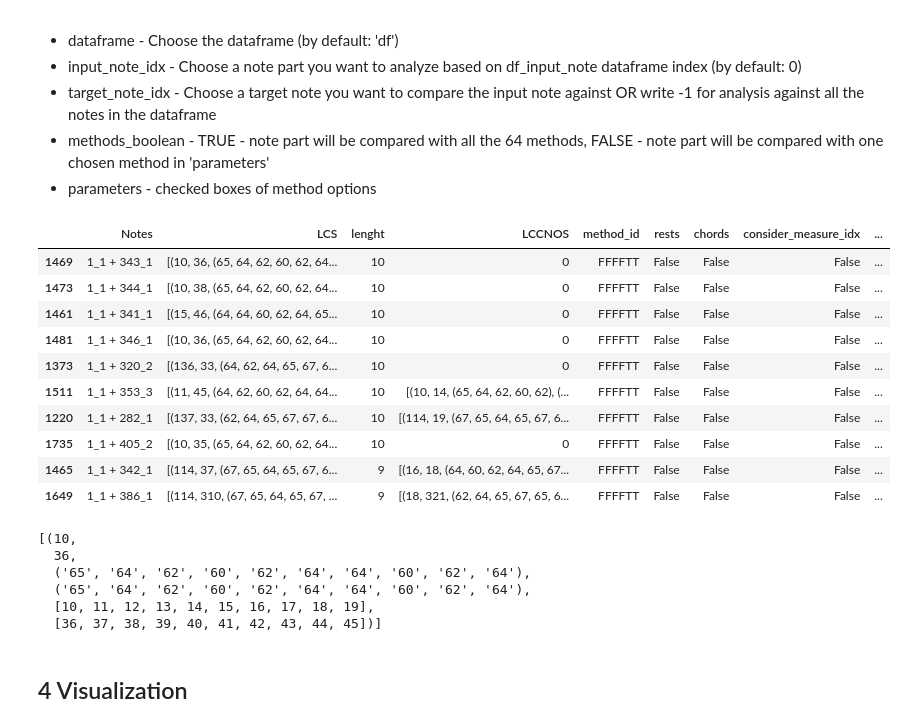
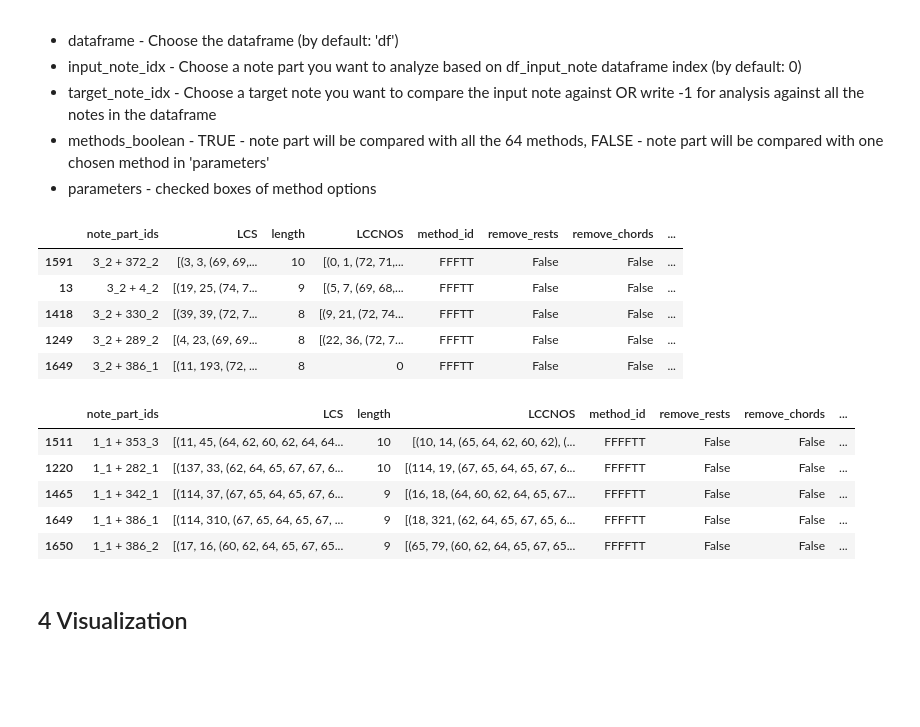
Before and after one commit to LudvigL123/digital_sheet_music_analysis, a Jupyter notebook: bach_corpus_analysis_v2.ipynb, the cells around one changed output. Saved outputs shown, nothing was run; the diff lists cells and outputs as text; code cells hidden in the pictures; blank space fills up the shorter version.

```diff
--- a/bach_corpus_analysis_v2.ipynb
+++ b/bach_corpus_analysis_v2.ipynb
@@ -207,7 +200,8 @@ def key_change_to_base(note):
     sNew = note.transpose(i)
     kNew = sNew.analyze('key')
 
-    return sNew
+
+    return k, kNew, sNew
 # %% [markdown]
 ## 3 Importing sheet notes to dataframe
 # %% [markdown]
@@ -428,7 +438,7 @@ def matched_seq_analysis(a, b, ngram, a_keys, b_keys):
 # %%
-def LCCNOS(n1, n2, if_rest, if_chords, m, o, offset, repetition):
-    a = construct_strings(n1, if_rest, if_chords, m, o, offset, repetition)
-    b = construct_strings(n2, if_rest, if_chords, m, o, offset, repetition)
+def LCCNOS(n1, n2, if_rest, if_chords, o, offset, repetition):
+    a = construct_strings(n1, if_rest, if_chords, o, offset, repetition)
+    b = construct_strings(n2, if_rest, if_chords, o, offset, repetition)
 
     lst_of_matched_seqs = []
     counter = 4 #Starting to look for ngrams 4 and above
@@ -457,6 +467,7 @@ def LCCNOS(n1, n2, if_rest, if_chords, m, o, offset, repetition):
 
             counter +=1
 
+    #LCCNOS algorithm
     if len(total_matches) == 0:
         return 0, 0, 0
     else:
@@ -469,14 +480,16 @@ def LCCNOS(n1, n2, if_rest, if_chords, m, o, offset, repetition):
         range_1 = list(range(idx1, idx1+(counter-1)))
         range_2 = list(range(idx2, idx2+(counter-1)))
 
-        while seq_length > 4:
-            if len(found_matches) == 3:
-                break
+
+
+        while seq_length >= 4:
+
             matched = matched_seq_analysis(a[0], b[0], seq_length, a[1], b[1])
 
             for match in matched:
 
-                if match[0] not in range_1 and match[1] not in range_2:
+                if match[0] not in range_1 or match[1] not in range_2:
+
                     found_matches.append(match)
                     range_1 = range_1 + list(range(match[0], match[0]+seq_length))
                     range_2 = range_2 + list(range(match[1], match[1]+seq_length))
@@ -619,35 +623,30 @@ wid2 = widgets.Checkbox(
     disabled=False
 )
 
+
 wid3 = widgets.Checkbox(
-    value=False,
-    description='Consider measure index',
-    disabled=False
-)
-
-wid4 = widgets.Checkbox(
     value=False,
     description='Consider note duration',
     disabled=False
 )
 
-wid5 = widgets.Checkbox(
+wid4 = widgets.Checkbox(
     value=True,
     description='Consider offset notes',
     disabled=False
 )
 
-wid6 = widgets.Checkbox(
+wid5 = widgets.Checkbox(
     value=True,
     description='Consider repetitive notes',
     disabled=False
 )
 
 
-items = [wid1,wid2, wid3, wid4, wid5, wid6]
+items = [wid1,wid2, wid3, wid4, wid5]
 left_box = widgets.VBox([items[0], items[1]])
 middle_box = widgets.VBox([items[2], items[3]])
-right_box = widgets.VBox([items[4], items[5]])
+right_box = widgets.VBox([items[4]])
 widgets.HBox([left_box, middle_box, right_box])
 # %% [output]
 HBox(children=(VBox(children=(Checkbox(value=False, description='Remove rests'), Checkbox(value=False, descrip…
@@ -661,34 +660,31 @@ HBox(children=(VBox(children=(Checkbox(value=False, description='Remove rests'),
 * parameters - checked boxes of method options
 # %%
 #ADD the note index here what you want to compare:
-input_note_idx = 0
+input_note_idx = 10
 
 parameters = [wid1.value, wid2.value, wid3.value, wid4.value, wid5.value, wid6.value]
 
 df_whole = LCCNOS_analysis(df_complete, input_note_idx, -1, False, parameters)
-df_whole_small = df_whole.sort_values('lenght', ascending=False)
-df_whole_small[:10]
+df_whole_small = df_whole.sort_values('length', ascending=False)
+
+with pd.option_context('display.max_colwidth', 20):
+    display(df_whole_small.head(5))
 # %% [output]
-|  | Notes | LCS | lenght | LCCNOS | method_id | rests | chords | consider_measure_idx | ... |
-| 1469 | 1_1 + 343_1 | [(10, 36, (65, 64, 62, 60, 62, 64... | 10 | 0 | FFFFTT | False | False | False | ... |
-| 1473 | 1_1 + 344_1 | [(10, 38, (65, 64, 62, 60, 62, 64... | 10 | 0 | FFFFTT | False | False | False | ... |
-| 1461 | 1_1 + 341_1 | [(15, 46, (64, 64, 60, 62, 64, 65... | 10 | 0 | FFFFTT | False | False | False | ... |
-| 1481 | 1_1 + 346_1 | [(10, 36, (65, 64, 62, 60, 62, 64... | 10 | 0 | FFFFTT | False | False | False | ... |
-| 1373 | 1_1 + 320_2 | [(136, 33, (64, 62, 64, 65, 67, 6... | 10 | 0 | FFFFTT | False | False | False | ... |
-| 1511 | 1_1 + 353_3 | [(11, 45, (64, 62, 60, 62, 64, 64... | 10 | [(10, 14, (65, 64, 62, 60, 62), (... | FFFFTT | False | False | False | ... |
-| 1220 | 1_1 + 282_1 | [(137, 33, (62, 64, 65, 67, 67, 6... | 10 | [(114, 19, (67, 65, 64, 65, 67, 6... | FFFFTT | False | False | False | ... |
-| 1735 | 1_1 + 405_2 | [(10, 35, (65, 64, 62, 60, 62, 64... | 10 | 0 | FFFFTT | False | False | False | ... |
-| 1465 | 1_1 + 342_1 | [(114, 37, (67, 65, 64, 65, 67, 6... | 9 | [(16, 18, (64, 60, 62, 64, 65, 67... | FFFFTT | False | False | False | ... |
-| 1649 | 1_1 + 386_1 | [(114, 310, (67, 65, 64, 65, 67, ... | 9 | [(18, 321, (62, 64, 65, 67, 65, 6... | FFFFTT | False | False | False | ... |
+|  | note_part_ids | LCS | length | LCCNOS | method_id | remove_rests | remove_chords | ... |
+| 1591 | 3_2 + 372_2 | [(3, 3, (69, 69,... | 10 | [(0, 1, (72, 71,... | FFFTT | False | False | ... |
+| 13 | 3_2 + 4_2 | [(19, 25, (74, 7... | 9 | [(5, 7, (69, 68,... | FFFTT | False | False | ... |
+| 1418 | 3_2 + 330_2 | [(39, 39, (72, 7... | 8 | [(9, 21, (72, 74... | FFFTT | False | False | ... |
+| 1249 | 3_2 + 289_2 | [(4, 23, (69, 69... | 8 | [(22, 36, (72, 7... | FFFTT | False | False | ... |
+| 1649 | 3_2 + 386_1 | [(11, 193, (72, ... | 8 | 0 | FFFTT | False | False | ... |
-# %%
-df_whole_small['LCS'].iloc[0]
-# %% [output]
-[(10,
-  36,
-  ('65', '64', '62', '60', '62', '64', '64', '60', '62', '64'),
-  ('65', '64', '62', '60', '62', '64', '64', '60', '62', '64'),
-  [10, 11, 12, 13, 14, 15, 16, 17, 18, 19],
-  [36, 37, 38, 39, 40, 41, 42, 43, 44, 45])]
+# %%
+df_whole_small.loc[df_whole_small['LCCNOS'] != 0].head()
+# %% [output]
+|  | note_part_ids | LCS | length | LCCNOS | method_id | remove_rests | remove_chords | ... |
+| 1511 | 1_1 + 353_3 | [(11, 45, (64, 62, 60, 62, 64, 64... | 10 | [(10, 14, (65, 64, 62, 60, 62), (... | FFFFTT | False | False | ... |
+| 1220 | 1_1 + 282_1 | [(137, 33, (62, 64, 65, 67, 67, 6... | 10 | [(114, 19, (67, 65, 64, 65, 67, 6... | FFFFTT | False | False | ... |
+| 1465 | 1_1 + 342_1 | [(114, 37, (67, 65, 64, 65, 67, 6... | 9 | [(16, 18, (64, 60, 62, 64, 65, 67... | FFFFTT | False | False | ... |
+| 1649 | 1_1 + 386_1 | [(114, 310, (67, 65, 64, 65, 67, ... | 9 | [(18, 321, (62, 64, 65, 67, 65, 6... | FFFFTT | False | False | ... |
+| 1650 | 1_1 + 386_2 | [(17, 16, (60, 62, 64, 65, 67, 65... | 9 | [(65, 79, (60, 62, 64, 65, 67, 65... | FFFFTT | False | False | ... |
 # %% [markdown]
 ## 4 Visualization
 # %% [markdown]
```
Also changed, not shown: parts of 19 cells of this notebook, 10 other files.
